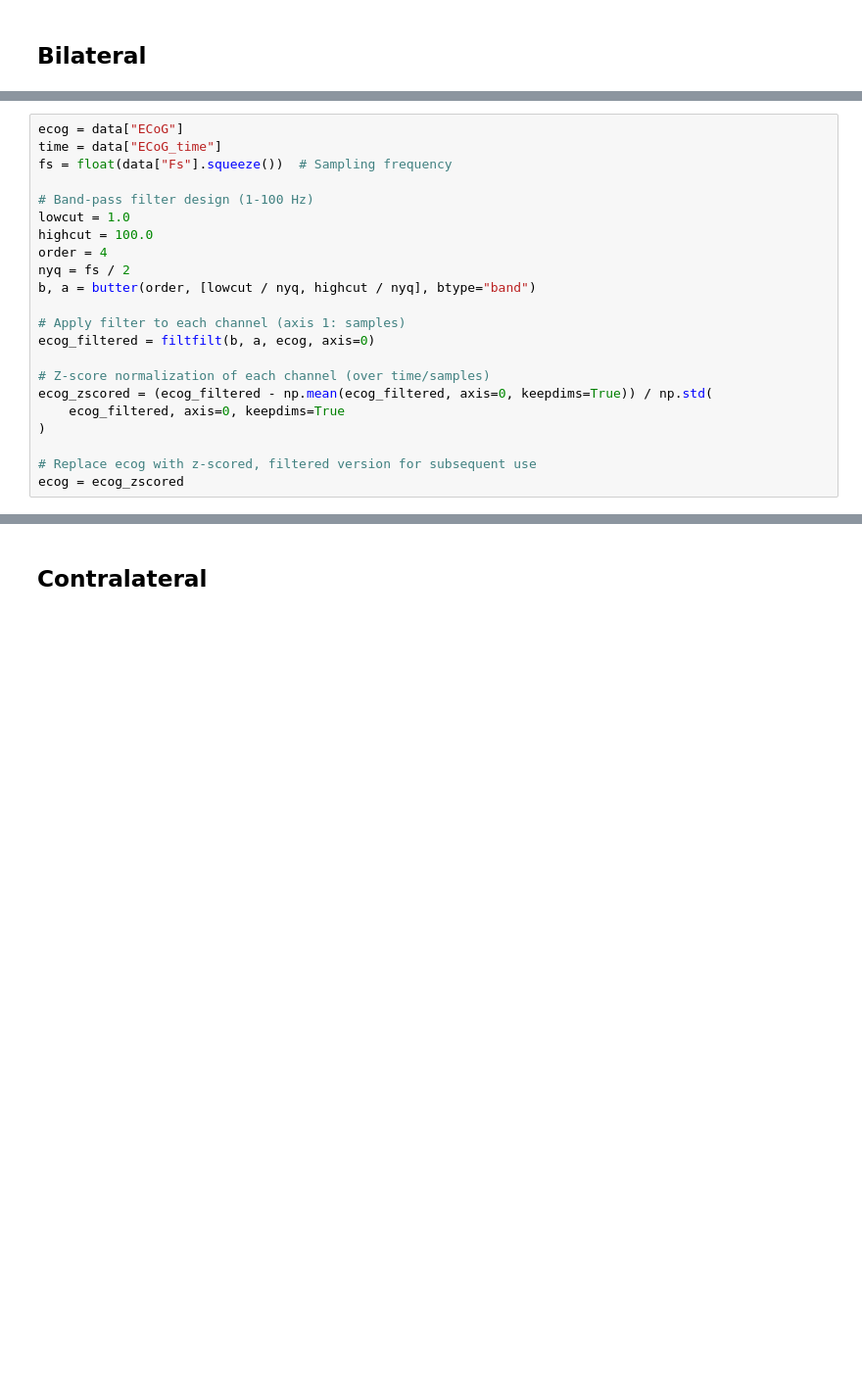
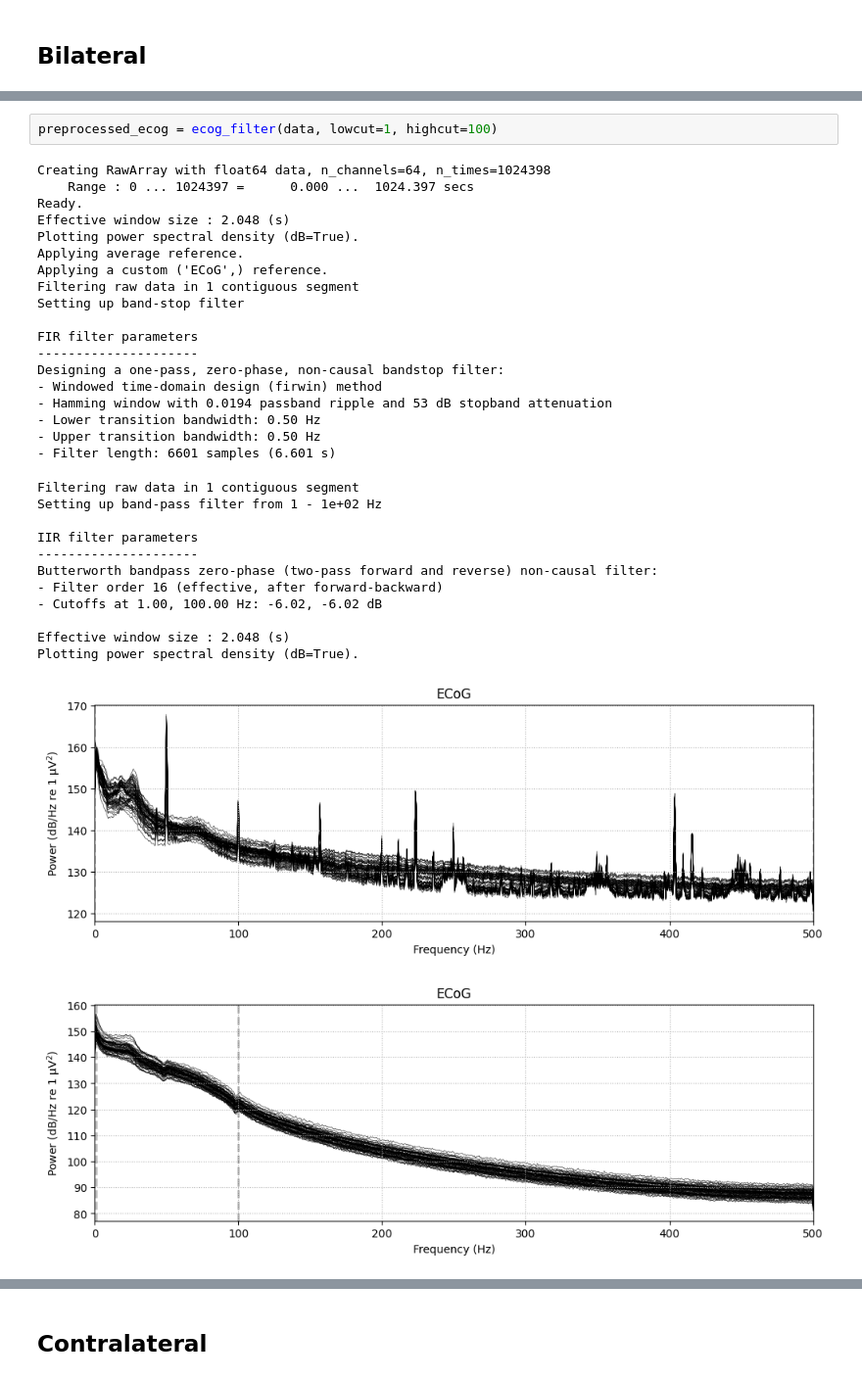
Before and after one commit to poolsar42/motor_cortex, a Jupyter notebook: analysis.ipynb, the cells around one changed output, grey strips where cells are left out. Shown at 98% size. Drawn from its saved outputs; the diff is of its cells as text; blank space fills up the shorter version.

```diff
--- a/analysis.ipynb
+++ b/analysis.ipynb
@@ -53,23 +174,35 @@ ECoG std: 260.8560070736566
 # %%
-ecog = data["ECoG"]
-time = data["ECoG_time"]
-fs = float(data["Fs"].squeeze())  # Sampling frequency
-
-# Band-pass filter design (1-100 Hz)
-lowcut = 1.0
-highcut = 100.0
-order = 4
-nyq = fs / 2
-b, a = butter(order, [lowcut / nyq, highcut / nyq], btype="band")
-
-# Apply filter to each channel (axis 1: samples)
-ecog_filtered = filtfilt(b, a, ecog, axis=0)
-
-# Z-score normalization of each channel (over time/samples)
-ecog_zscored = (ecog_filtered - np.mean(ecog_filtered, axis=0, keepdims=True)) / np.std(
-    ecog_filtered, axis=0, keepdims=True
-)
-
-# Replace ecog with z-scored, filtered version for subsequent use
-ecog = ecog_zscored
+preprocessed_ecog = ecog_filter(data, lowcut=1, highcut=100)
+# %% [output]
+Creating RawArray with float64 data, n_channels=64, n_times=1024398
+    Range : 0 ... 1024397 =      0.000 ...  1024.397 secs
+Ready.
+Effective window size : 2.048 (s)
+Plotting power spectral density (dB=True).
+Applying average reference.
+Applying a custom ('ECoG',) reference.
+Filtering raw data in 1 contiguous segment
+Setting up band-stop filter
+
+FIR filter parameters
+---------------------
+Designing a one-pass, zero-phase, non-causal bandstop filter:
+- Windowed time-domain design (firwin) method
+- Hamming window with 0.0194 passband ripple and 53 dB stopband attenuation
+- Lower transition bandwidth: 0.50 Hz
+- Upper transition bandwidth: 0.50 Hz
+- Filter length: 6601 samples (6.601 s)
+Filtering raw data in 1 contiguous segment
+Setting up band-pass filter from 1 - 1e+02 Hz
+
+IIR filter parameters
+---------------------
+Butterworth bandpass zero-phase (two-pass forward and reverse) non-causal filter:
+- Filter order 16 (effective, after forward-backward)
+- Cutoffs at 1.00, 100.00 Hz: -6.02, -6.02 dB
+
+Effective window size : 2.048 (s)
+Plotting power spectral density (dB=True).
+[figure, added]
+[figure, added]
 # %%
```
Also changed, not shown: parts of 48 cells of this notebook, 2 other files.
